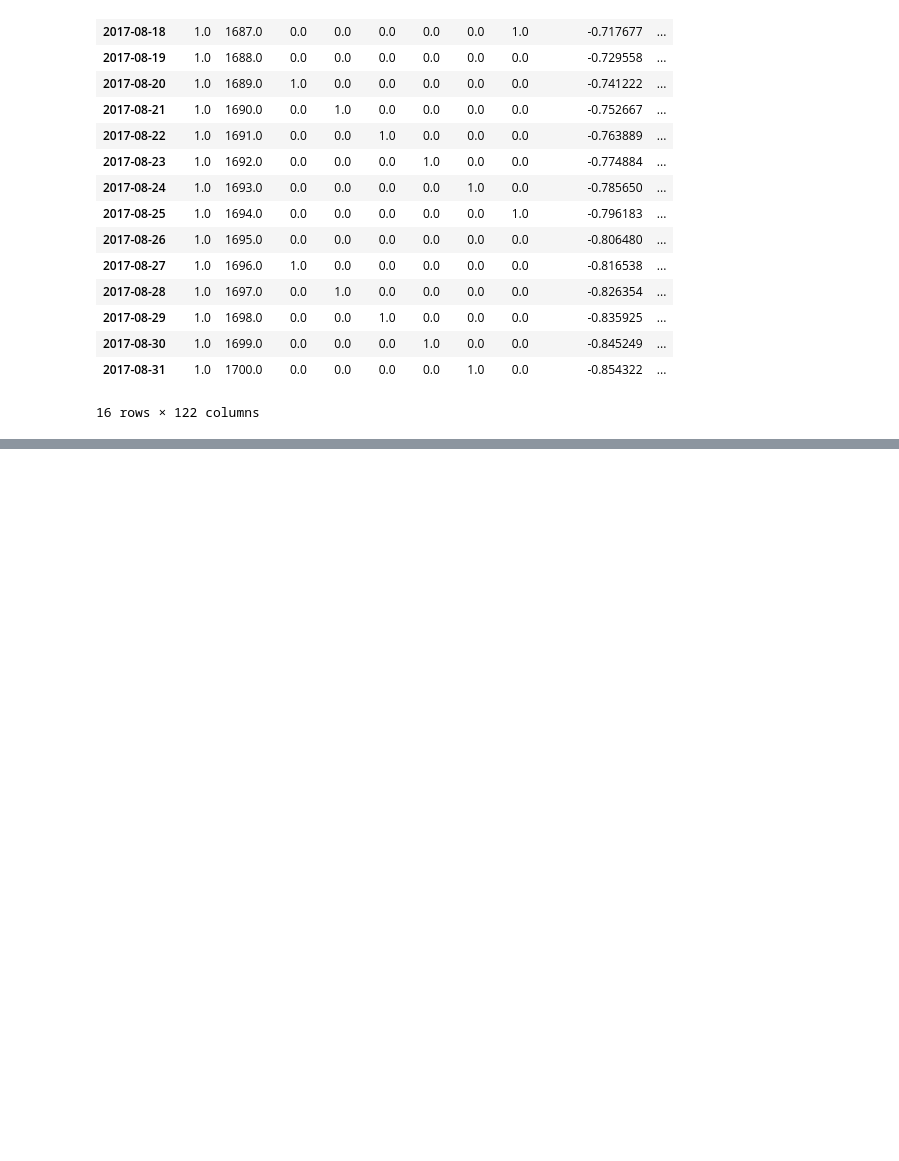
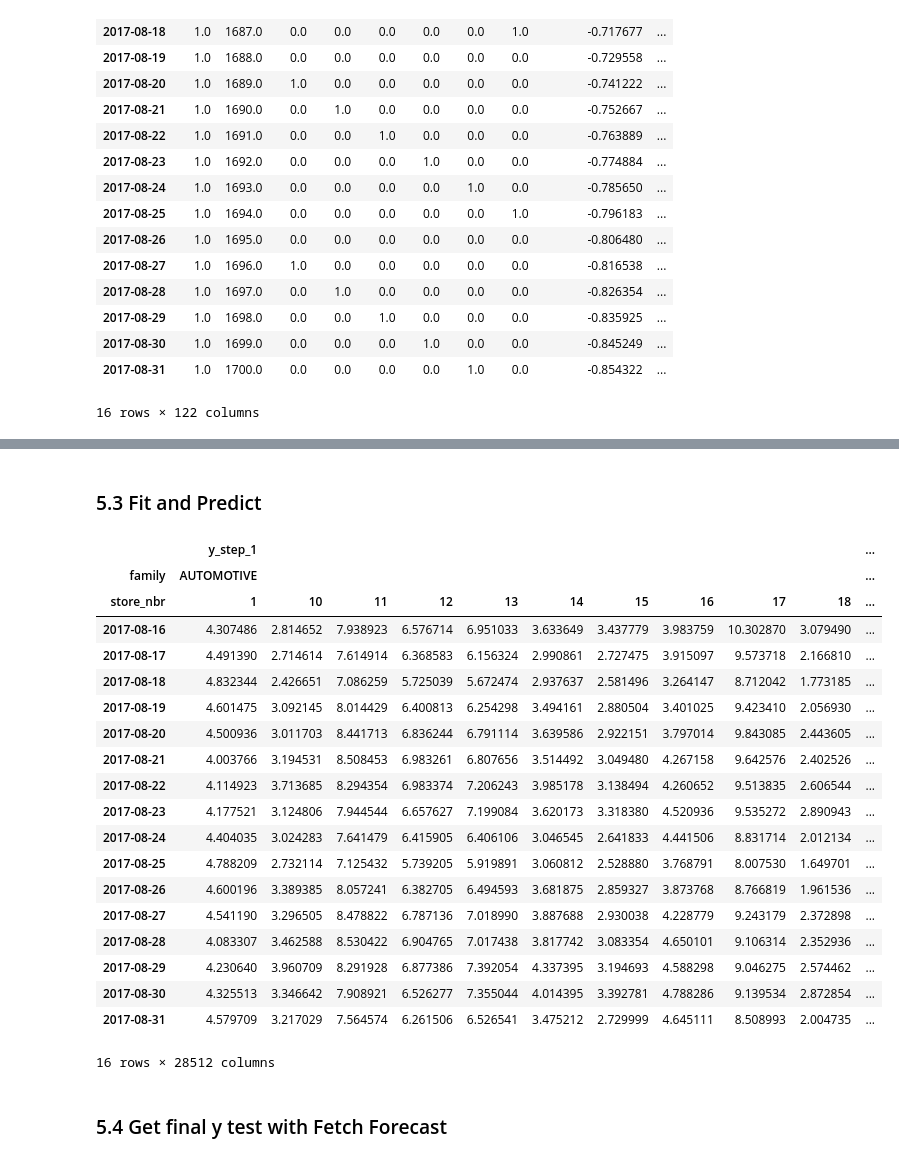
Before and after one commit to Xenoxort/Time-Series-Stores, a Jupyter notebook: Stores_Demo.ipynb, the cells around one changed output, grey strips where cells are left out. Saved outputs shown, nothing was run; the diff lists cells and outputs as text; code cells hidden in the pictures; blank space fills up the shorter version.

```diff
--- a/Stores_Demo.ipynb
+++ b/Stores_Demo.ipynb
@@ -743,0 +903,30 @@ output5 = output5.set_index()
+# %% [markdown]
+### 5.3 Fit and Predict
+# %%
+#Fit
+model_trend.fit(X_volc_fin_multi, y_train_multi)
+y_multi_test = pd.DataFrame(model_trend.predict(X_volcano_test), index = X_volcano_test.index, columns = y_train_multi.columns).clip(0.0)
+y_multi_test
+# %% [output]
+|  | y_step_1 |  |  |  |  |  |  |  |  |  | ... |
+| family | AUTOMOTIVE |  |  |  |  |  |  |  |  |  | ... |
+| store_nbr | 1 | 10 | 11 | 12 | 13 | 14 | 15 | 16 | 17 | 18 | ... |
+| 2017-08-16 | 4.307486 | 2.814652 | 7.938923 | 6.576714 | 6.951033 | 3.633649 | 3.437779 | 3.983759 | 10.302870 | 3.079490 | ... |
+| 2017-08-17 | 4.491390 | 2.714614 | 7.614914 | 6.368583 | 6.156324 | 2.990861 | 2.727475 | 3.915097 | 9.573718 | 2.166810 | ... |
+| 2017-08-18 | 4.832344 | 2.426651 | 7.086259 | 5.725039 | 5.672474 | 2.937637 | 2.581496 | 3.264147 | 8.712042 | 1.773185 | ... |
+| 2017-08-19 | 4.601475 | 3.092145 | 8.014429 | 6.400813 | 6.254298 | 3.494161 | 2.880504 | 3.401025 | 9.423410 | 2.056930 | ... |
+| 2017-08-20 | 4.500936 | 3.011703 | 8.441713 | 6.836244 | 6.791114 | 3.639586 | 2.922151 | 3.797014 | 9.843085 | 2.443605 | ... |
+| 2017-08-21 | 4.003766 | 3.194531 | 8.508453 | 6.983261 | 6.807656 | 3.514492 | 3.049480 | 4.267158 | 9.642576 | 2.402526 | ... |
+| 2017-08-22 | 4.114923 | 3.713685 | 8.294354 | 6.983374 | 7.206243 | 3.985178 | 3.138494 | 4.260652 | 9.513835 | 2.606544 | ... |
+| 2017-08-23 | 4.177521 | 3.124806 | 7.944544 | 6.657627 | 7.199084 | 3.620173 | 3.318380 | 4.520936 | 9.535272 | 2.890943 | ... |
+| 2017-08-24 | 4.404035 | 3.024283 | 7.641479 | 6.415905 | 6.406106 | 3.046545 | 2.641833 | 4.441506 | 8.831714 | 2.012134 | ... |
+| 2017-08-25 | 4.788209 | 2.732114 | 7.125432 | 5.739205 | 5.919891 | 3.060812 | 2.528880 | 3.768791 | 8.007530 | 1.649701 | ... |
+| 2017-08-26 | 4.600196 | 3.389385 | 8.057241 | 6.382705 | 6.494593 | 3.681875 | 2.859327 | 3.873768 | 8.766819 | 1.961536 | ... |
+| 2017-08-27 | 4.541190 | 3.296505 | 8.478822 | 6.787136 | 7.018990 | 3.887688 | 2.930038 | 4.228779 | 9.243179 | 2.372898 | ... |
+| 2017-08-28 | 4.083307 | 3.462588 | 8.530422 | 6.904765 | 7.017438 | 3.817742 | 3.083354 | 4.650101 | 9.106314 | 2.352936 | ... |
+| 2017-08-29 | 4.230640 | 3.960709 | 8.291928 | 6.877386 | 7.392054 | 4.337395 | 3.194693 | 4.588298 | 9.046275 | 2.574462 | ... |
+| 2017-08-30 | 4.325513 | 3.346642 | 7.908921 | 6.526277 | 7.355044 | 4.014395 | 3.392781 | 4.788286 | 9.139534 | 2.872854 | ... |
+| 2017-08-31 | 4.579709 | 3.217029 | 7.564574 | 6.261506 | 6.526541 | 3.475212 | 2.729999 | 4.645111 | 8.508993 | 2.004735 | ... |
+16 rows × 28512 columns
+# %% [markdown]
+### 5.4 Get final y test with Fetch Forecast
```
Also changed, not shown: parts of 18 cells of this notebook, 2 other files.
